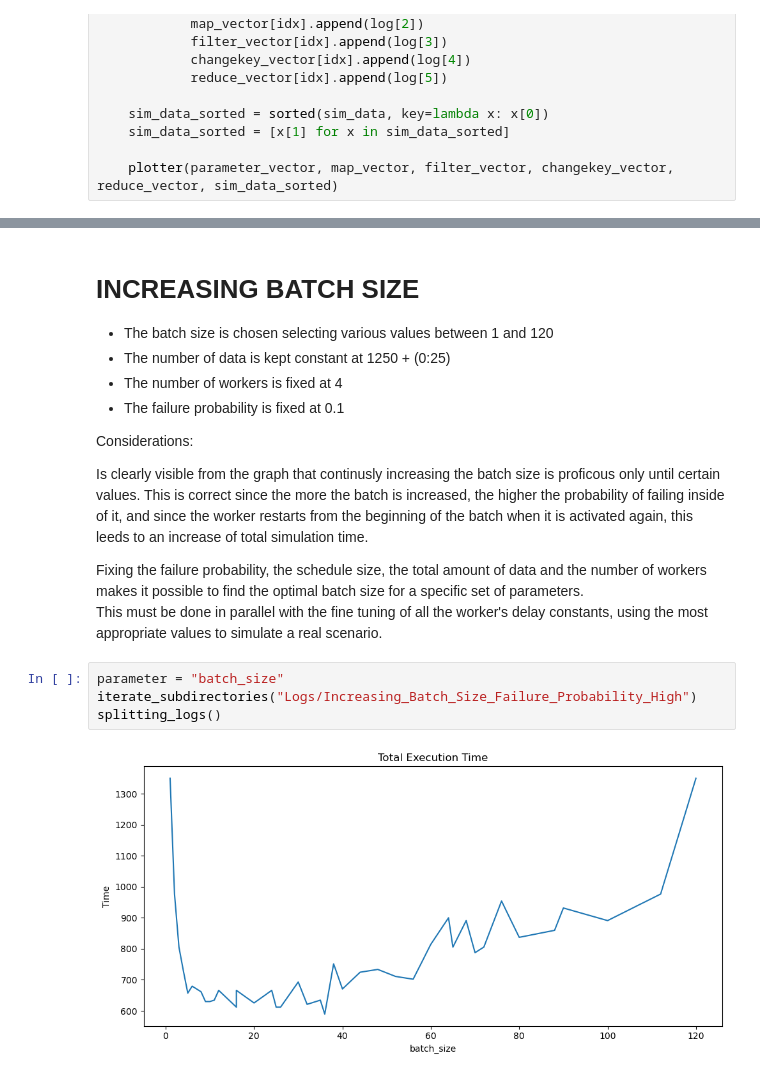
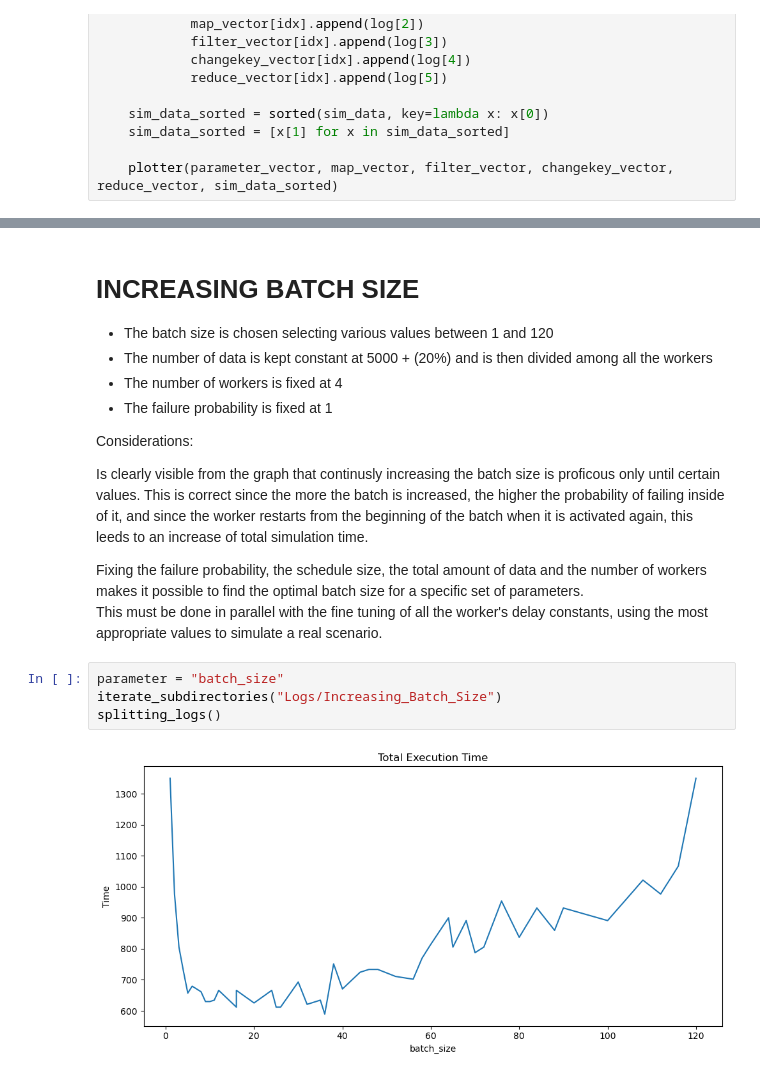
Before and after one commit to ftoschi14/DISTSYS-2023-Toschi-Giannubilo-Galimberti, a Jupyter notebook: scripts/graphBuilder.ipynb, the cells around one changed output, grey strips where cells are left out. Cells and saved outputs as stored; diff of their text form.

Commit message:
Graph simulations completed with the last version of the files

```diff
--- a/scripts/graphBuilder.ipynb
+++ b/scripts/graphBuilder.ipynb
@@ -294,9 +296,9 @@ splitting_logs()
 # %% [markdown]
 # INCREASING BATCH SIZE
 - The batch size is chosen selecting various values between 1 and 120
-- The number of data is kept constant at 1250 + (0:25)
+- The number of data is kept constant at 5000 + (20%) and is then divided among all the workers
 - The number of workers is fixed at 4
-- The failure probability is fixed at 0.1
+- The failure probability is fixed at 1
 
 Considerations:
 
@@ -306,7 +308,7 @@ Fixing the failure probability, the schedule size, the total amount of data and
 This must be done in parallel with the fine tuning of all the worker's delay constants, using the most appropriate values to simulate a real scenario.
 # %%
 parameter = "batch_size"
-iterate_subdirectories("Logs/Increasing_Batch_Size_Failure_Probability_High")
+iterate_subdirectories("Logs/Increasing_Batch_Size")
 splitting_logs()
 # %% [output]
-[figure, old version]
+[figure, new version]
```
Also changed, not shown: parts of 7 cells of this notebook.
